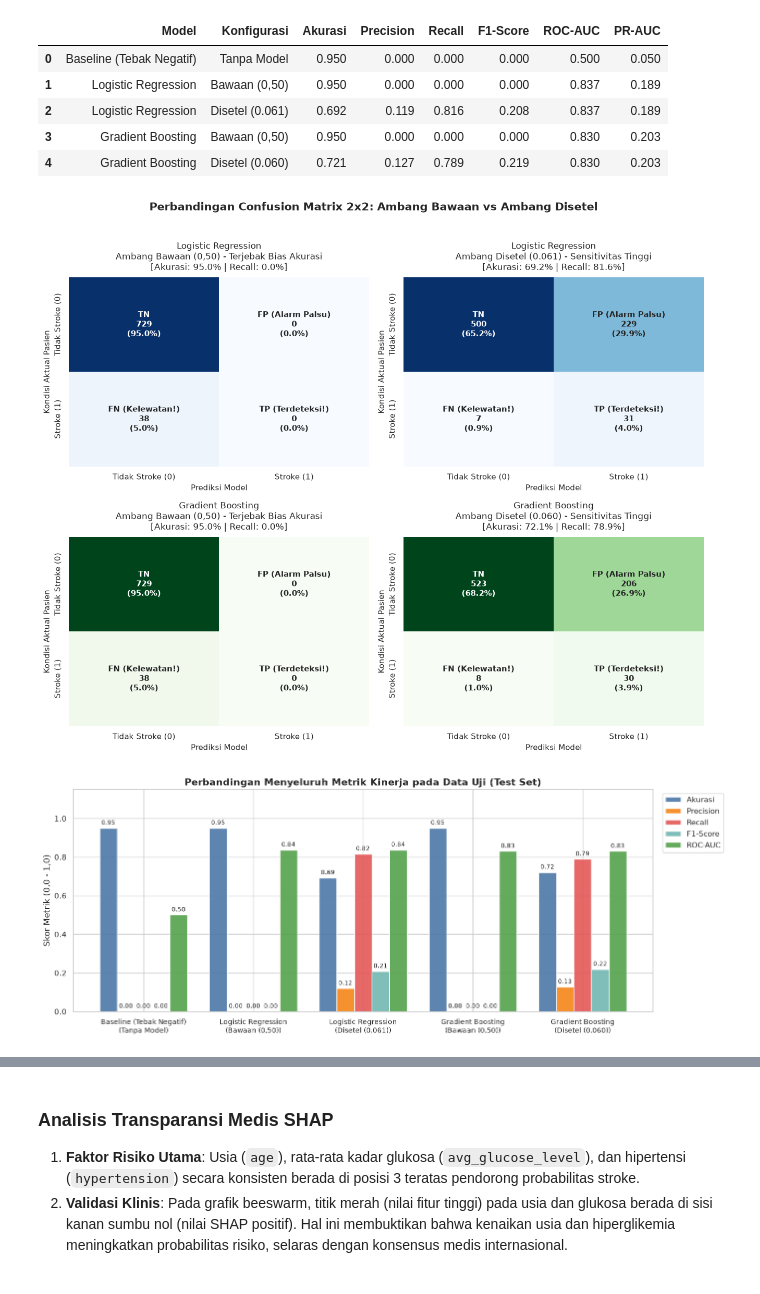
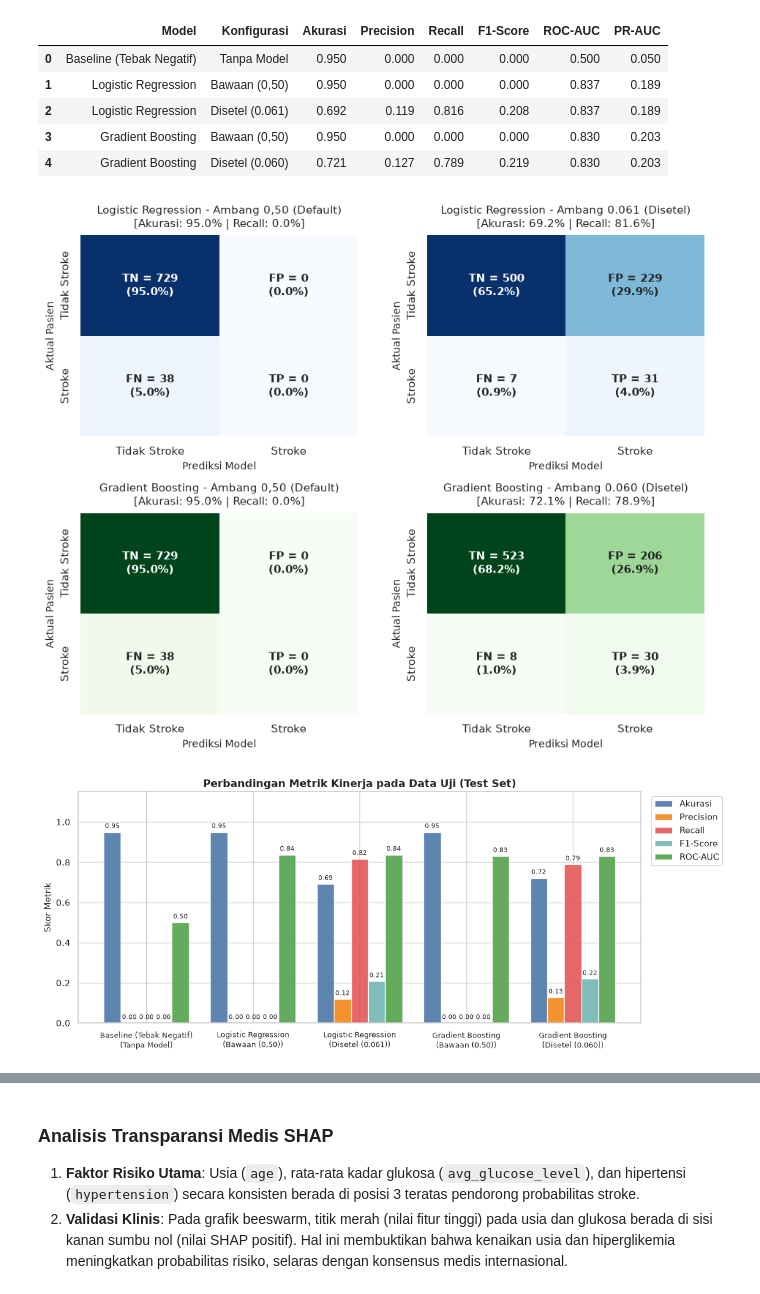
Before and after one commit to ravi-arnan/machine-learning, a Jupyter notebook: colab-hasil/08_evaluasi_akhir_dan_validasi_hasil.ipynb, the cells around one changed output, grey strips where cells are left out. Saved outputs shown, nothing was run; the diff lists cells and outputs as text; code cells hidden in the pictures.

Commit message:
fix: sederhanakan visualisasi grafik SHAP dan hilangkan tumpukan teks

```diff
--- a/colab-hasil/08_evaluasi_akhir_dan_validasi_hasil.ipynb
+++ b/colab-hasil/08_evaluasi_akhir_dan_validasi_hasil.ipynb
@@ -169,67 +169,62 @@ df_eval
 | 3 | Gradient Boosting | Bawaan (0,50) | 0.950 | 0.000 | 0.000 | 0.000 | 0.830 | 0.203 |
 | 4 | Gradient Boosting | Disetel (0.060) | 0.721 | 0.127 | 0.789 | 0.219 | 0.830 | 0.203 |
 # %%
-# 1. Grid 2x2 Perbandingan Confusion Matrix (Bawaan vs Disetel)
-fig, axes = plt.subplots(2, 2, figsize=(13, 10.5))
+# 1. Grid 2x2 Confusion Matrix Sederhana dan Rapi
+fig, axes = plt.subplots(2, 2, figsize=(11, 8.5))
 
-def plot_cm_detail(ax, y_true, y_pred, title, subtitle, cmap):
+def plot_cm_clean(ax, y_true, y_pred, title, subtitle, cmap):
     cm = confusion_matrix(y_true, y_pred)
     tn, fp, fn, tp = cm.ravel()
     rec = tp / (tp + fn) if (tp + fn) > 0 else 0
     acc = (tp + tn) / len(y_true)
 
     annot = np.array([
-        [f"TN\n{tn}\n({tn/len(y_true)*100:.1f}%)", f"FP (Alarm Palsu)\n{fp}\n({fp/len(y_true)*100:.1f}%)"],
-        [f"FN (Kelewatan!)\n{fn}\n({fn/len(y_true)*100:.1f}%)", f"TP (Terdeteksi!)\n{tp}\n({tp/len(y_true)*100:.1f}%)"]
+        [f"TN = {tn}\n({tn/len(y_true)*100:.1f}%)", f"FP = {fp}\n({fp/len(y_true)*100:.1f}%)"],
+        [f"FN = {fn}\n({fn/len(y_true)*100:.1f}%)", f"TP = {tp}\n({tp/len(y_true)*100:.1f}%)"]
     ])
 
     sns.heatmap(cm, annot=annot, fmt="", cmap=cmap, cbar=False, ax=ax, annot_kws={"size": 11, "weight": "bold"})
-    ax.set_title(f"{title}\n{subtitle}\n[Akurasi: {acc*100:.1f}% | Recall: {rec*100:.1f}%]", fontsize=12, pad=10)
-    ax.set_xlabel("Prediksi Model", fontsize=11)
-    ax.set_ylabel("Kondisi Aktual Pasien", fontsize=11)
-    ax.set_xticklabels(["Tidak Stroke (0)", "Stroke (1)"])
-    ax.set_yticklabels(["Tidak Stroke (0)", "Stroke (1)"])
+    ax.set_title(f"{title} - {subtitle}\n[Akurasi: {acc*100:.1f}% | Recall: {rec*100:.1f}%]", fontsize=11, pad=8)
+    ax.set_xlabel("Prediksi Model", fontsize=10)
+    ax.set_ylabel("Aktual Pasien", fontsize=10)
+    ax.set_xticklabels(["Tidak Stroke", "Stroke"])
+    ax.set_yticklabels(["Tidak Stroke", "Stroke"])
 
-# Baris 1: Logistic Regression
-plot_cm_detail(axes[0, 0], y_uji, pred_lr_def, "Logistic Regression", "Ambang Bawaan (0,50) - Terjebak Bias Akurasi", "Blues")
-plot_cm_detail(axes[0, 1], y_uji, pred_lr_set, "Logistic Regression", f"Ambang Disetel ({ambang_lr:.3f}) - Sensitivitas Tinggi", "Blues")
+plot_cm_clean(axes[0, 0], y_uji, pred_lr_def, "Logistic Regression", "Ambang 0,50 (Default)", "Blues")
+plot_cm_clean(axes[0, 1], y_uji, pred_lr_set, "Logistic Regression", f"Ambang {ambang_lr:.3f} (Disetel)", "Blues")
+plot_cm_clean(axes[1, 0], y_uji, pred_gb_def, "Gradient Boosting", "Ambang 0,50 (Default)", "Greens")
+plot_cm_clean(axes[1, 1], y_uji, pred_gb_set, "Gradient Boosting", f"Ambang {ambang_gb:.3f} (Disetel)", "Greens")
 
-# Baris 2: Gradient Boosting
-plot_cm_detail(axes[1, 0], y_uji, pred_gb_def, "Gradient Boosting", "Ambang Bawaan (0,50) - Terjebak Bias Akurasi", "Greens")
-plot_cm_detail(axes[1, 1], y_uji, pred_gb_set, "Gradient Boosting", f"Ambang Disetel ({ambang_gb:.3f}) - Sensitivitas Tinggi", "Greens")
-
-plt.suptitle("Perbandingan Confusion Matrix 2x2: Ambang Bawaan vs Ambang Disetel", fontsize=15, weight="bold", y=1.02)
-plt.tight_layout()
+plt.subplots_adjust(hspace=0.38, wspace=0.25)
 plt.show()
 # %% [output]
-[figure, old version]
+[figure, new version]
 # %%
 # 2. Grouped Bar Chart Perbandingan Metrik Lengkap
-fig, ax = plt.subplots(figsize=(14, 5.5))
+fig, ax = plt.subplots(figsize=(12, 5))
 
 metrik_kolom = ["Akurasi", "Precision", "Recall", "F1-Score", "ROC-AUC"]
 labels_model = [f"{r.Model}\n({r.Konfigurasi})" for _, r in df_eval.iterrows()]
 
 x = np.arange(len(labels_model))
 width = 0.16
 multiplier = 0
-
 warna_metrik = ["#4C78A8", "#F58518", "#E45756", "#72B7B2", "#54A24B"]
 
 for i, m in enumerate(metrik_kolom):
     offset = width * multiplier
     rects = ax.bar(x + offset, df_eval[m], width, label=m, color=warna_metrik[i], alpha=0.9)
-    ax.bar_label(rects, padding=3, fmt="%.2f", fontsize=8.5)
+    ax.bar_label(rects, padding=3, fmt="%.2f", fontsize=8)
     multiplier += 1
 
-ax.set_ylabel("Skor Metrik (0,0 - 1,0)", fontsize=12)
-ax.set_title("Perbandingan Menyeluruh Metrik Kinerja pada Data Uji (Test Set)", fontsize=14, weight="bold")
+ax.set_ylabel("Skor Metrik", fontsize=11)
+ax.set_title("Perbandingan Metrik Kinerja pada Data Uji (Test Set)", fontsize=13, weight="bold")
 ax.set_xticks(x + width * 2)
-ax.set_xticklabels(labels_model, fontsize=10)
+ax.set_xticklabels(labels_model, fontsize=9.5)
 ax.legend(loc="upper left", bbox_to_anchor=(1.01, 1), frameon=True)
 ax.set_ylim(0, 1.15)
 plt.tight_layout()
 plt.show()
 # %% [output]
-[figure, old version]
+[figure, new version]
 # %%
```
Also changed, not shown: parts of 12 cells of this notebook, 11 other files.
